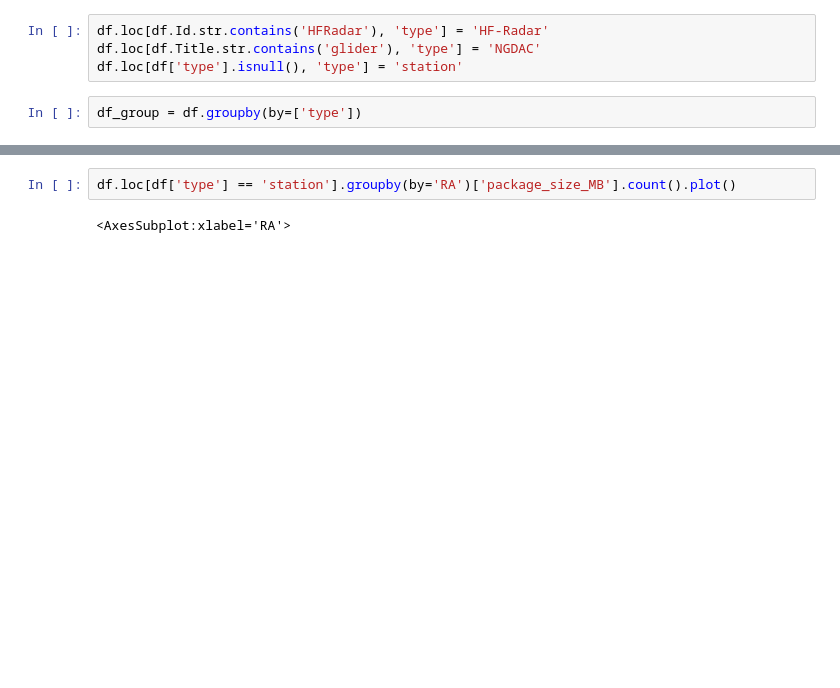
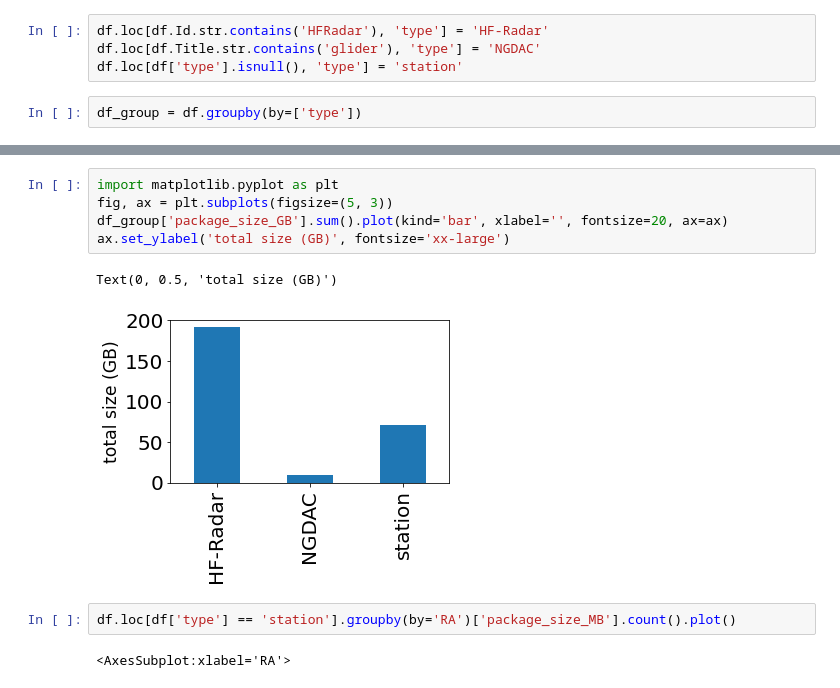
Before and after one commit to MathewBiddle/nceipy, a Jupyter notebook: notebooks/ncei_metadata_collection.ipynb, the cells around one changed output, grey strips where cells are left out. Saved outputs shown, nothing was run; the diff lists cells and outputs as text; blank space fills up the shorter version.

```diff
--- a/notebooks/ncei_metadata_collection.ipynb
+++ b/notebooks/ncei_metadata_collection.ipynb
@@ -135,3 +156,11 @@ df_group['package_size_MB'].count().plot(kind='bar',ylabel='# of packages', xlab
+# %%
+import matplotlib.pyplot as plt
+fig, ax = plt.subplots(figsize=(5, 3))
+df_group['package_size_GB'].sum().plot(kind='bar', xlabel='', fontsize=20, ax=ax)
+ax.set_ylabel('total size (GB)', fontsize='xx-large')
+# %% [output]
+Text(0, 0.5, 'total size (GB)')
+[figure, added]
 # %%
 df.loc[df['type'] == 'station'].groupby(by='RA')['package_size_MB'].count().plot()
 # %% [output]
```
Also changed, not shown: parts of 6 cells of this notebook, 2 other files.
